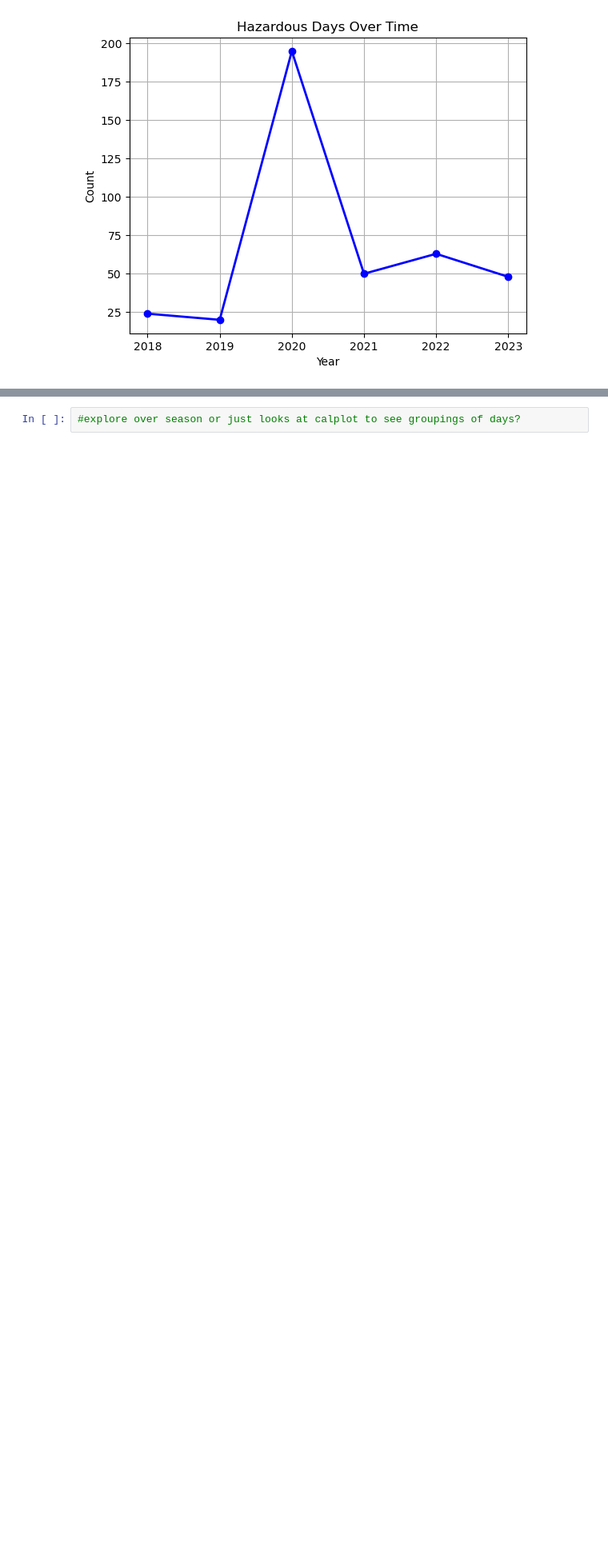
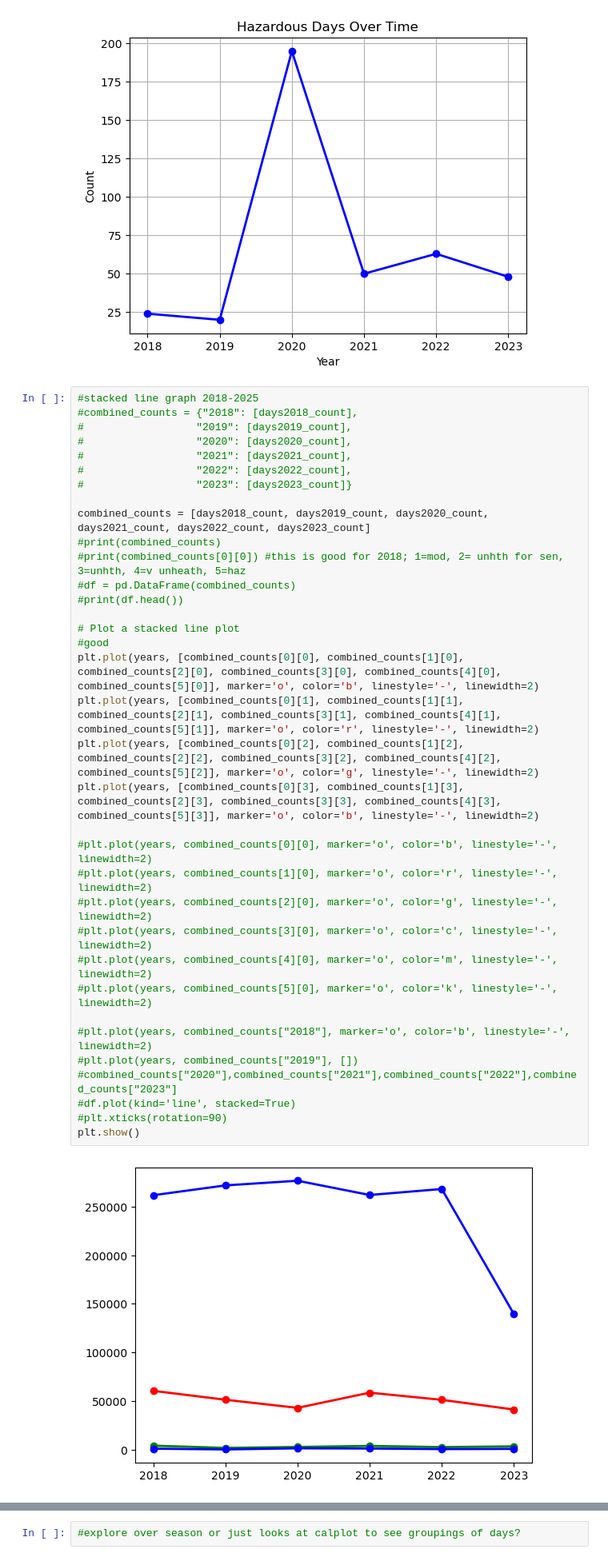
Before and after one commit to emilyclairevoyant/data-questers, a Jupyter notebook: Years2018-2023_piecharts.ipynb, the cells around one changed output, grey strips where cells are left out. Shown: that part at 80% size. Drawn from its saved outputs; the diff is of its cells as text; blank space fills up the shorter version.

Commit message:
updating with 5 year line plot

```diff
--- a/Years2018-2023_piecharts.ipynb
+++ b/Years2018-2023_piecharts.ipynb
@@ -243,3 +244,40 @@ Very Unhealthy                       174
 Hazardous                             50
 Name: count, dtype: int64
 [figure]
+# %%
+#stacked line graph 2018-2025
+#combined_counts = {"2018": [days2018_count],
+#                  "2019": [days2019_count],
+#                  "2020": [days2020_count],
+#                  "2021": [days2021_count],
+#                  "2022": [days2022_count],
+#                  "2023": [days2023_count]}
+
+combined_counts = [days2018_count, days2019_count, days2020_count, days2021_count, days2022_count, days2023_count]
+#print(combined_counts)
+#print(combined_counts[0][0]) #this is good for 2018; 1=mod, 2= unhth for sen, 3=unhth, 4=v unheath, 5=haz
+#df = pd.DataFrame(combined_counts)
+#print(df.head())
+
+# Plot a stacked line plot
+#good
+plt.plot(years, [combined_counts[0][0], combined_counts[1][0], combined_counts[2][0], combined_counts[3][0], combined_counts[4][0], combined_counts[5][0]], marker='o', color='b', linestyle='-', linewidth=2)
+plt.plot(years, [combined_counts[0][1], combined_counts[1][1], combined_counts[2][1], combined_counts[3][1], combined_counts[4][1], combined_counts[5][1]], marker='o', color='r', linestyle='-', linewidth=2)
+plt.plot(years, [combined_counts[0][2], combined_counts[1][2], combined_counts[2][2], combined_counts[3][2], combined_counts[4][2], combined_counts[5][2]], marker='o', color='g', linestyle='-', linewidth=2)
+plt.plot(years, [combined_counts[0][3], combined_counts[1][3], combined_counts[2][3], combined_counts[3][3], combined_counts[4][3], combined_counts[5][3]], marker='o', color='b', linestyle='-', linewidth=2)
+
+#plt.plot(years, combined_counts[0][0], marker='o', color='b', linestyle='-', linewidth=2)
+#plt.plot(years, combined_counts[1][0], marker='o', color='r', linestyle='-', linewidth=2)
+#plt.plot(years, combined_counts[2][0], marker='o', color='g', linestyle='-', linewidth=2)
+#plt.plot(years, combined_counts[3][0], marker='o', color='c', linestyle='-', linewidth=2)
+#plt.plot(years, combined_counts[4][0], marker='o', color='m', linestyle='-', linewidth=2)
+#plt.plot(years, combined_counts[5][0], marker='o', color='k', linestyle='-', linewidth=2)
+
+#plt.plot(years, combined_counts["2018"], marker='o', color='b', linestyle='-', linewidth=2)
+#plt.plot(years, combined_counts["2019"], [])
+#combined_counts["2020"],combined_counts["2021"],combined_counts["2022"],combined_counts["2023"]
+#df.plot(kind='line', stacked=True)
+#plt.xticks(rotation=90)
+plt.show()
+# %% [output]
+[figure, added]
```
Also changed, not shown: parts of 2 cells of this notebook, 1 other file.
